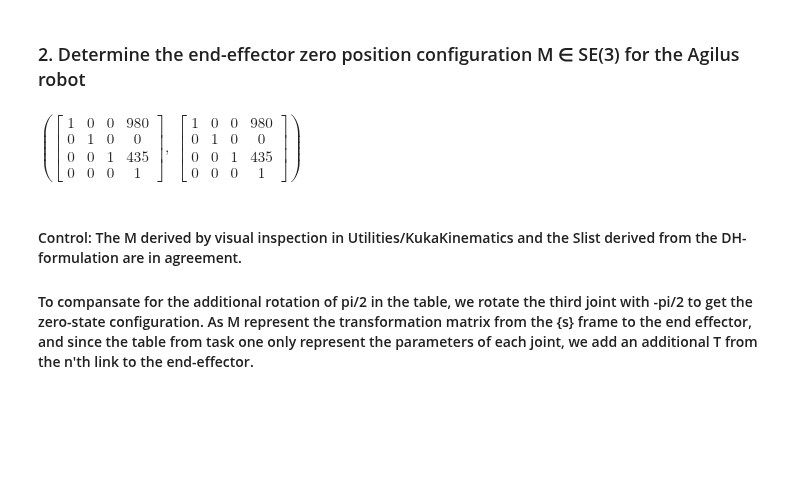
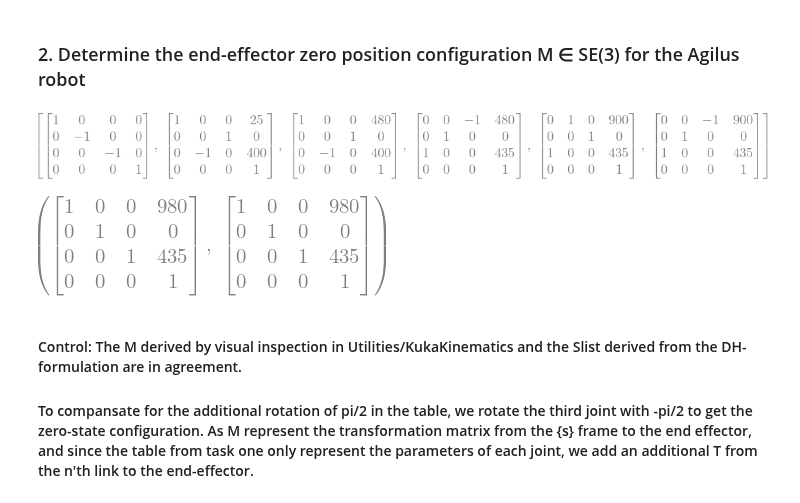
Before and after one commit to BirkHveding/RobotTek, a Jupyter notebook: Task_2.ipynb, the cells around one changed output. Cells and saved outputs as stored; diff of their text form; code cells hidden in the pictures; blank space fills up the shorter version.

```diff
--- a/Task_2.ipynb
+++ b/Task_2.ipynb
@@ -35,14 +35,19 @@ $\displaystyle \left[\begin{matrix}25 & \frac{\pi}{2} & -400 & \theta_{1}\\455 &
 ### 2. Determine the end-effector zero position configuration M ∈ SE(3) for the Agilus robot
 # %%
 config1 = sicConfig.subs({th1:0,th2:0,th3:0,th4:0,th5:0,th6:0})
-T0i = T_from_sic(config1)               #List of T0i's, T01, T02, T03,...,T06
+T0i = T_from_sic(config1)             #List of T0i's, T01, T02, T03,...,T06
+T0i.insert(0,sp.eye(4))               #insert T00 for visualization purpose
+T0i.pop()
+
 Tsi = [rotX(sp.pi)*T for T in T0i ]   #List of Tsi's, T1, T2,...,T6
+# %% [output]
+[figure, added]
 # %%
-M_DH = Tsi[5] * Tne
+M_DH = Tsi[5] * Tne # Tsi[5] = Ts6 = Ts1*T16
 
 M_DH, Me
 # %% [output]
-$\displaystyle \left( \left[\begin{matrix}1 & 0 & 0 & 980\\0 & 1 & 0 & 0\\0 & 0 & 1 & 435\\0 & 0 & 0 & 1\end{matrix}\right], \  \left[\begin{matrix}1 & 0 & 0 & 980\\0 & 1 & 0 & 0\\0 & 0 & 1 & 435\\0 & 0 & 0 & 1\end{matrix}\right]\right)$
+[figure, added]
 # %% [markdown]
 ####  Control: The M derived by visual inspection in Utilities/KukaKinematics and the Slist derived from the DH-formulation are in agreement.
 #### To compansate for the additional rotation of pi/2 in the table, we rotate the third joint with -pi/2 to get the zero-state configuration. As M represent the transformation matrix from the {s} frame to the end effector, and since the table from task one only represent the parameters of each joint, we add an additional T from the n'th link to the end-effector.
```
Also changed, not shown: parts of 9 cells of this notebook, 4 other files.
